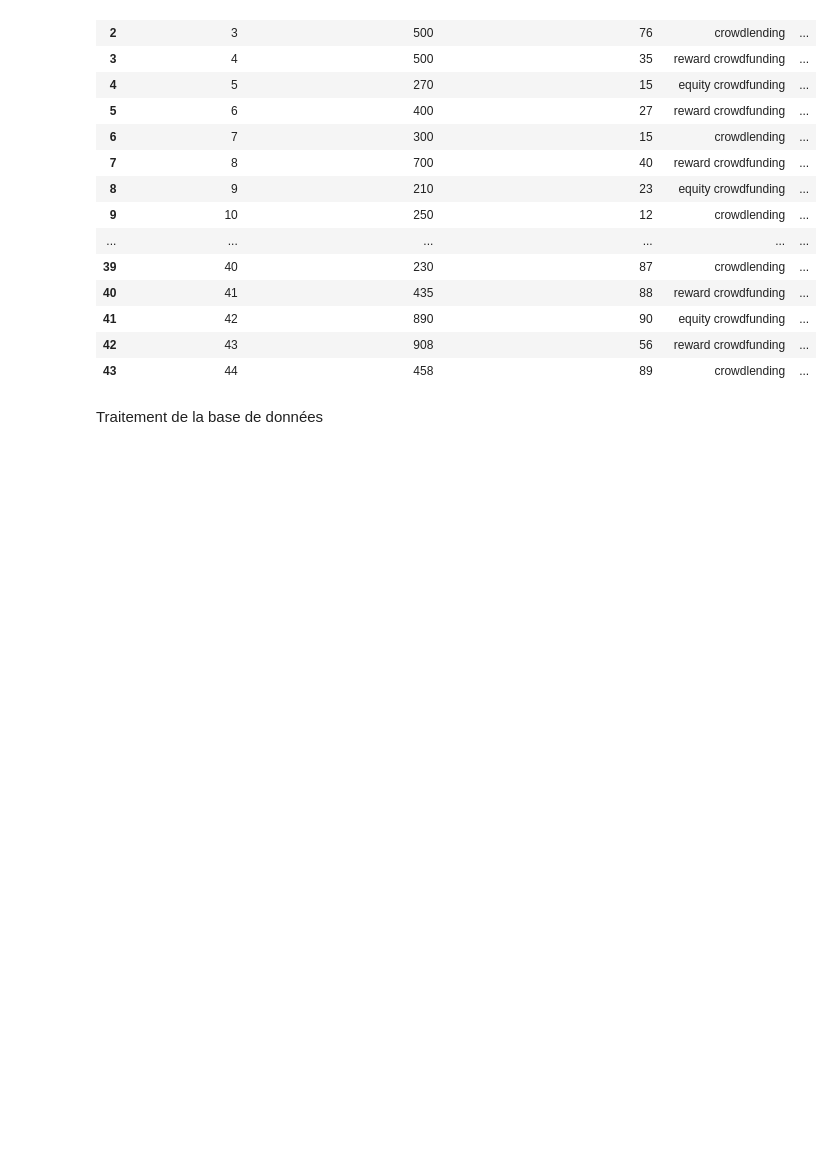
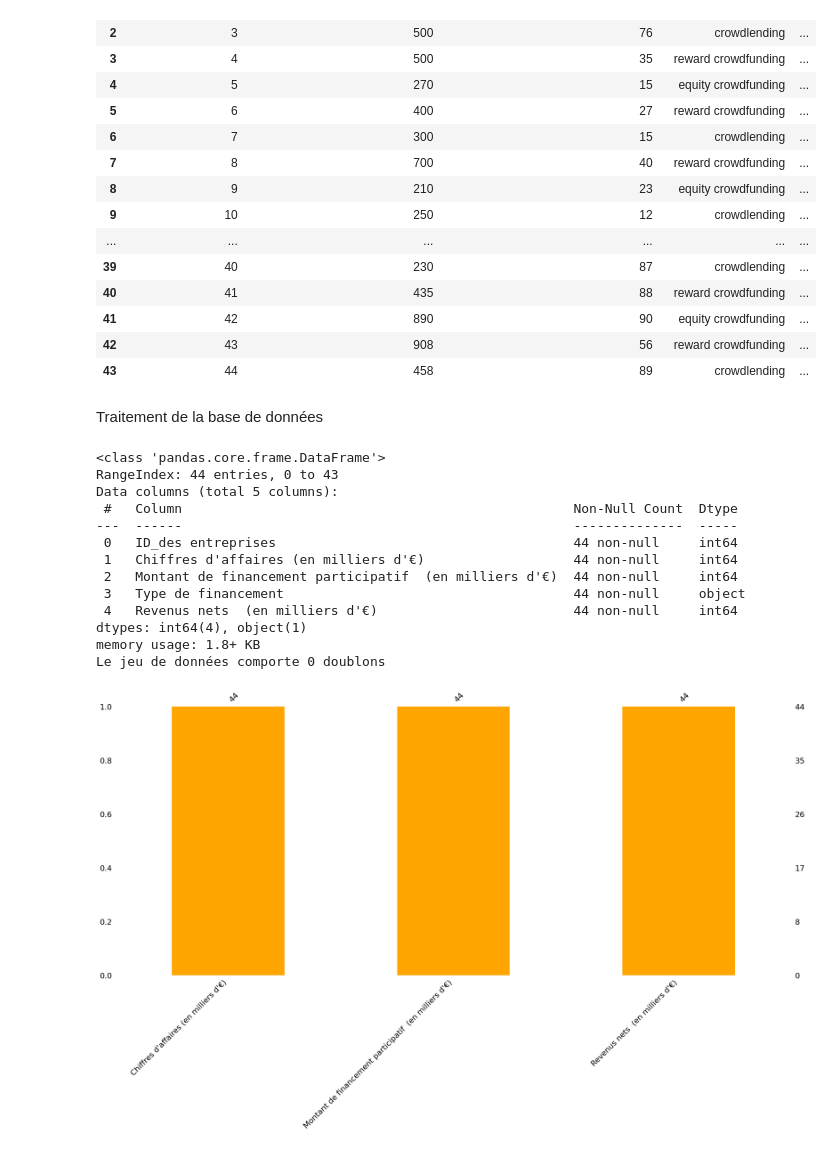
Before and after one commit to Abdiasarsene/Data-analysis, a Jupyter notebook: Analyses des données/crowdfunding.ipynb, the cells around one changed output. Drawn from its saved outputs; the diff is of its cells as text; code cells hidden in the pictures; blank space fills up the shorter version.

```diff
--- a/Analyses des données/crowdfunding.ipynb
+++ b/Analyses des données/crowdfunding.ipynb
@@ -47,15 +53,30 @@ Traitement de la base de données
 # %%
 #résumé sur le dataset
 infodata=unknowndata.info()
 infodata #afficher les résumés sur la base de données
 
 #suppression de certaines variables inutiles pour notre modelisation
 unknowndata = unknowndata.drop(columns=['ID_des entreprises','Type de financement  '])
 unknowndata
 
 #afficher les valeurs manquantes
 msno.bar(unknowndata, color='orange')
 
 #afficher les doublons
 duplicatedata= unknowndata.duplicated().sum()
-duplicatedata
+print ( "Le jeu de données comporte",  duplicatedata, "doublons")
+# %% [output]
+<class 'pandas.core.frame.DataFrame'>
+RangeIndex: 44 entries, 0 to 43
+Data columns (total 5 columns):
+ #   Column                                                  Non-Null Count  Dtype
+---  ------                                                  --------------  -----
+ 0   ID_des entreprises                                      44 non-null     int64
+ 1   Chiffres d'affaires (en milliers d'€)                   44 non-null     int64
+ 2   Montant de financement participatif  (en milliers d'€)  44 non-null     int64
+ 3   Type de financement                                     44 non-null     object
+ 4   Revenus nets  (en milliers d'€)                         44 non-null     int64
+dtypes: int64(4), object(1)
+memory usage: 1.8+ KB
+Le jeu de données comporte 0 doublons
+[figure, added]
```
Also changed, not shown: parts of 10 cells of this notebook, 1 other file.
